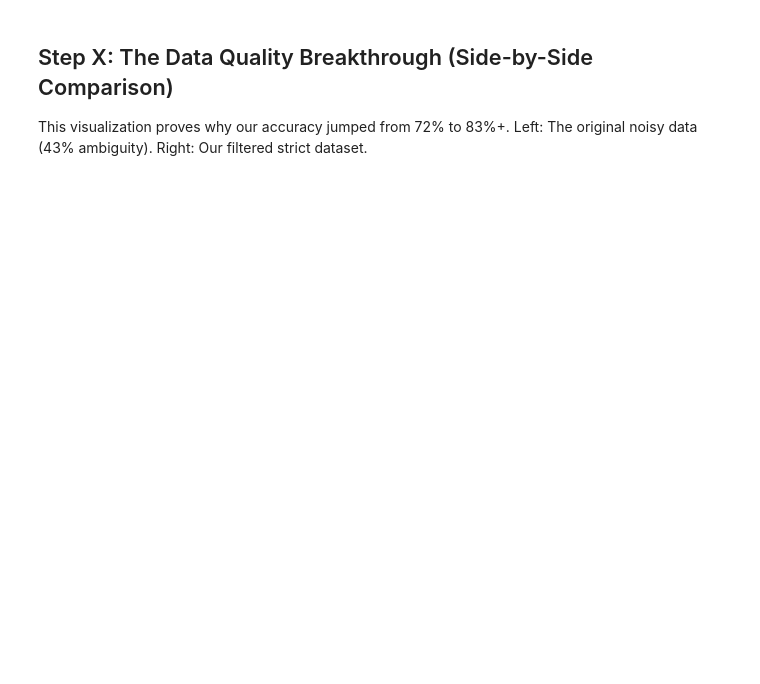
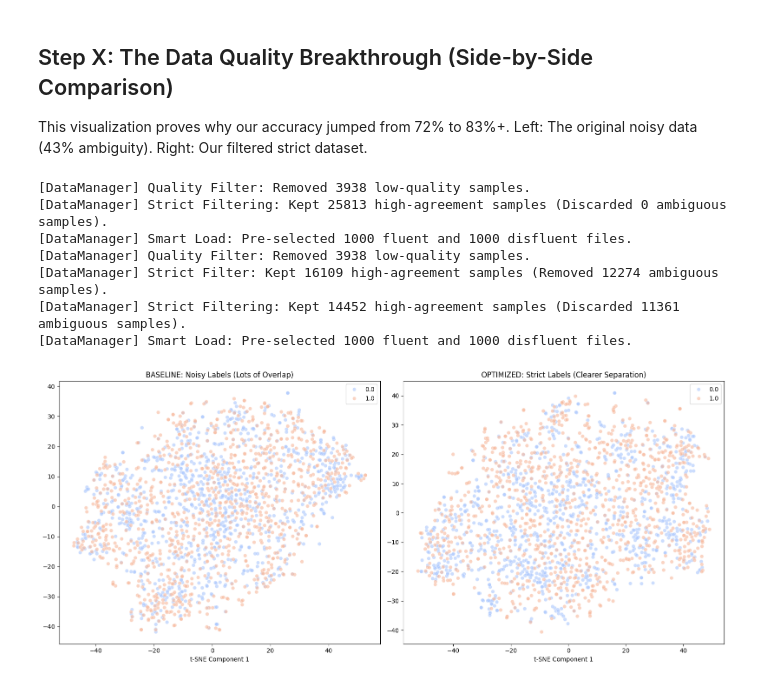
Before and after one commit to Photon-139/Stuttering-Detection-Term-Project, a Jupyter notebook: Visual_Research_and_Diagnostics.ipynb, the cells around one changed output. Cells and saved outputs as stored; diff of their text form; code cells hidden in the pictures; blank space fills up the shorter version.

```diff
--- a/Visual_Research_and_Diagnostics.ipynb
+++ b/Visual_Research_and_Diagnostics.ipynb
@@ -107,43 +103,41 @@ plt.show()
-# %%
-import os
-import pandas as pd
-
-AUDIO_DIR = "Stuttering Events in Podcasts Dataset/clips/stuttering-clips/clips"
-CSV_PATHS = ["Stuttering Events in Podcasts Dataset/SEP-28k_labels.csv", "Stuttering Events in Podcasts Dataset/fluencybank_labels.csv"]
-df = pd.concat([pd.read_csv(p) for p in CSV_PATHS])
-valid_labels = set(df['Show'].astype(str) + '_' + df['EpId'].astype(str) + '_' + df['ClipId'].astype(str))
-all_audio = [f.replace('.wav', '') for f in os.listdir(AUDIO_DIR) if f.endswith('.wav')]
-orphans = [f for f in all_audio if f not in valid_labels]
-print(f"Total Audio: {len(all_audio)}\nTotal Labels: {len(valid_labels)}\nOrphans: {len(orphans)}")
 # %% [markdown]
 ## Step X: The Data Quality Breakthrough (Side-by-Side Comparison)
 This visualization proves why our accuracy jumped from 72% to 83%+. Left: The original noisy data (43% ambiguity). Right: Our filtered strict dataset.
 # %%
 # 1. Load Noisy Data (Strict=False)
-label_dict_noisy = DataManager.generate_label_dict(strict=False)
+label_dict_noisy = DataManager.generate_label_dict(CSV_PATHS, strict=False)
 X_n, y_n = manager.load_from_folders("data/features/fluent", "data/features/disfluent", limit=2000, label_dict=label_dict_noisy)
 
 # 2. Load Clean Data (Strict=True)
-label_dict_clean = DataManager.generate_label_dict(strict=True)
+label_dict_clean = DataManager.generate_label_dict(CSV_PATHS, strict=True)
 X_c, y_c = manager.load_from_folders("data/features/fluent", "data/features/disfluent", limit=2000, label_dict=label_dict_clean)
 
 # Run t-SNE on both
 tsne = TSNE(n_components=2, random_state=42)
 z_noisy = tsne.fit_transform(manager.preprocess(X_n))
 z_clean = tsne.fit_transform(manager.preprocess(X_c))
 
 # Plot Side-by-Side
 fig, (ax1, ax2) = plt.subplots(1, 2, figsize=(16, 7))
 
 # Noisy Plot
 sns.scatterplot(x=z_noisy[:,0], y=z_noisy[:,1], hue=y_n, palette='coolwarm', alpha=0.6, ax=ax1)
 ax1.set_title("BASELINE: Noisy Labels (Lots of Overlap)")
 ax1.set_xlabel("t-SNE Component 1")
 
 # Clean Plot
 sns.scatterplot(x=z_clean[:,0], y=z_clean[:,1], hue=y_c, palette='coolwarm', alpha=0.6, ax=ax2)
 ax2.set_title("OPTIMIZED: Strict Labels (Clearer Separation)")
 ax2.set_xlabel("t-SNE Component 1")
 
 plt.tight_layout()
 plt.show()
+# %% [output]
+[DataManager] Quality Filter: Removed 3938 low-quality samples.
+[DataManager] Strict Filtering: Kept 25813 high-agreement samples (Discarded 0 ambiguous samples).
+[DataManager] Smart Load: Pre-selected 1000 fluent and 1000 disfluent files.
+[DataManager] Quality Filter: Removed 3938 low-quality samples.
+[DataManager] Strict Filter: Kept 16109 high-agreement samples (Removed 12274 ambiguous samples).
+[DataManager] Strict Filtering: Kept 14452 high-agreement samples (Discarded 11361 ambiguous samples).
+[DataManager] Smart Load: Pre-selected 1000 fluent and 1000 disfluent files.
+[figure, added]
```
Also changed, not shown: parts of 3 cells of this notebook, 8 other files.
